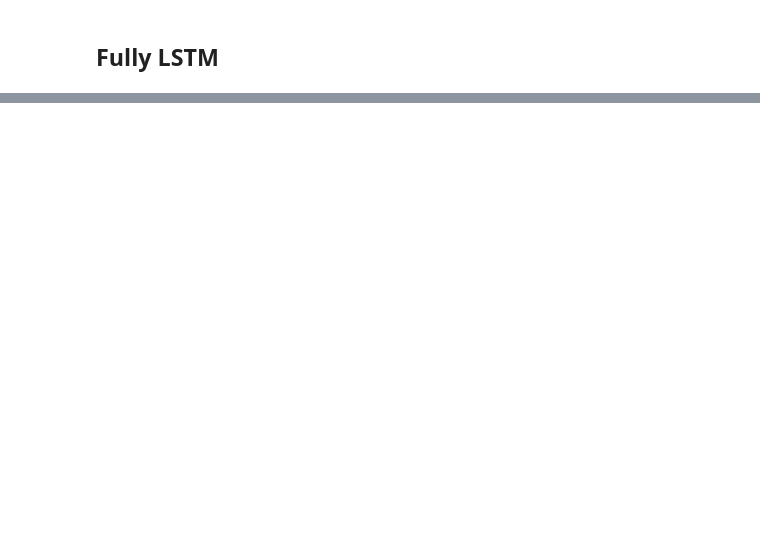
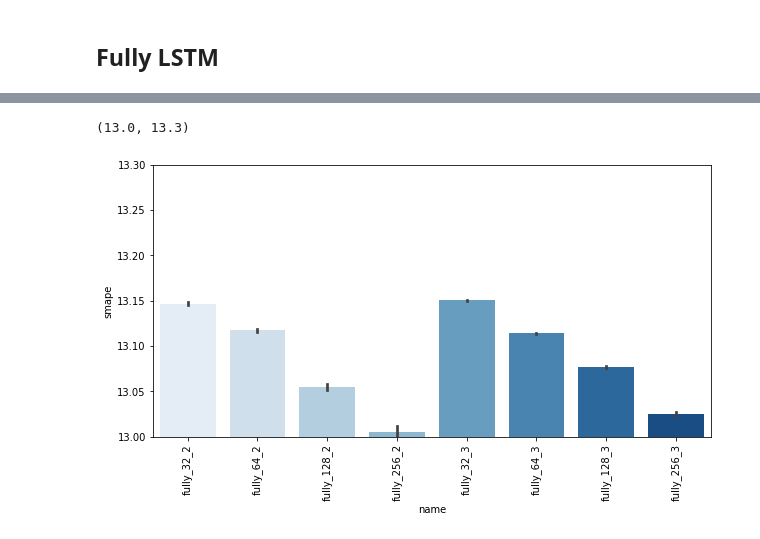
Before and after one commit to djib2011/forecasting-augmentation, a Jupyter notebook: experimentation/architecture_investigation.ipynb, the cells around one changed output, grey strips where cells are left out. Drawn from its saved outputs; the diff is of its cells as text; code cells hidden in the pictures; blank space fills up the shorter version.

Commit message:
Add architecture investigation with 128 and 256-neuron fully-LSTM networks

```diff
--- a/experimentation/architecture_investigation.ipynb
+++ b/experimentation/architecture_investigation.ipynb
@@ -147,0 +157,11 @@ plt.ylim(13, 13.3)
+# %%
+df_final = df_all[(df_all['epoch'].isna()) & (df_all['property'] == 'fully')]
+
+plt.figure(figsize=(10, 5))
+
+sns.barplot(x='name', y='smape', data=df_final, palette='Blues')
+plt.xticks(rotation=90)
+plt.ylim(13, 13.3)
+# %% [output]
+(13.0, 13.3)
+[figure, added]
```
Also changed, not shown: parts of 3 cells of this notebook, 3 other files.
